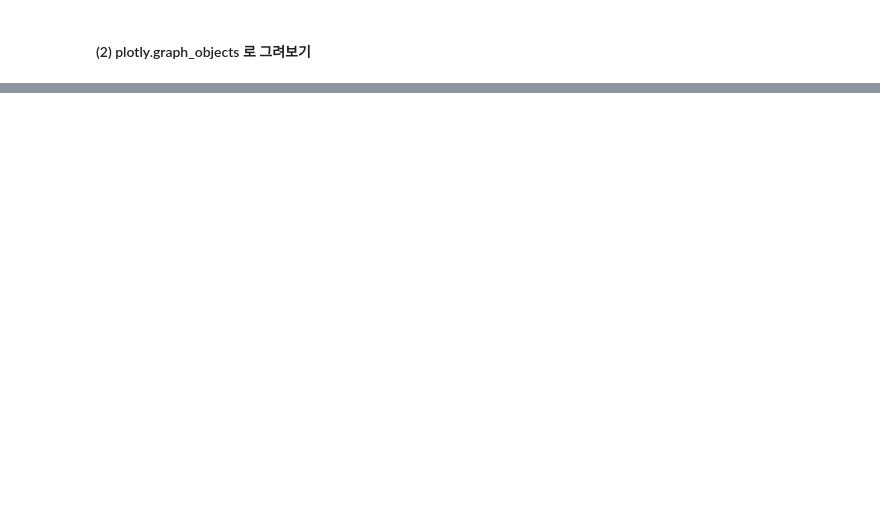
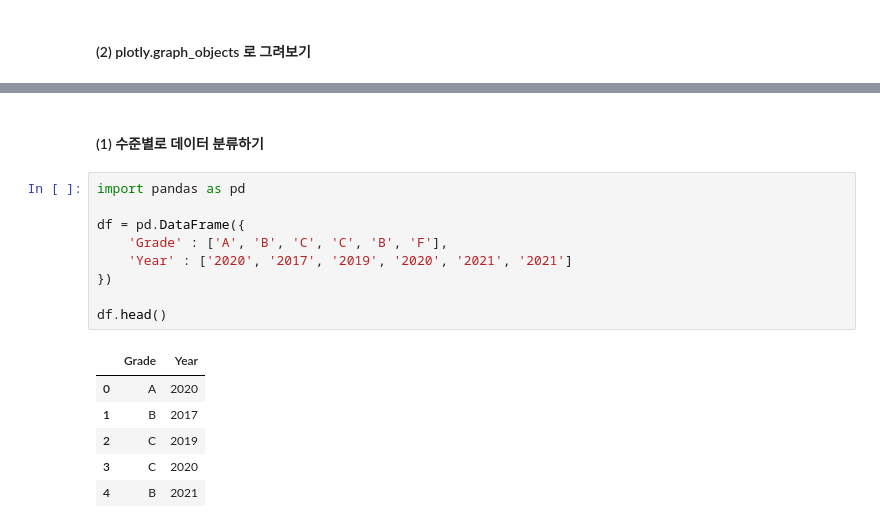
Before and after one commit to jhryu1208/Python_DataAnalysis_Pandas, a Jupyter notebook: Pandas/Deep_Data_and_Visual.ipynb, the cells around one changed output, grey strips where cells are left out. Cells and saved outputs as stored; diff of their text form; blank space fills up the shorter version.

```diff
--- a/Pandas/Deep_Data_and_Visual.ipynb
+++ b/Pandas/Deep_Data_and_Visual.ipynb
@@ -304,0 +311,18 @@ fig.show()
+# %% [markdown]
+#### (1) 수준별로 데이터 분류하기
+# %%
+import pandas as pd
+
+df = pd.DataFrame({
+    'Grade' : ['A', 'B', 'C', 'C', 'B', 'F'],
+    'Year' : ['2020', '2017', '2019', '2020', '2021', '2021']
+})
+
+df.head()
+# %% [output]
+|  | Grade | Year |
+| 0 | A | 2020 |
+| 1 | B | 2017 |
+| 2 | C | 2019 |
+| 3 | C | 2020 |
+| 4 | B | 2021 |
```
Also changed, not shown: parts of 37 cells of this notebook.
